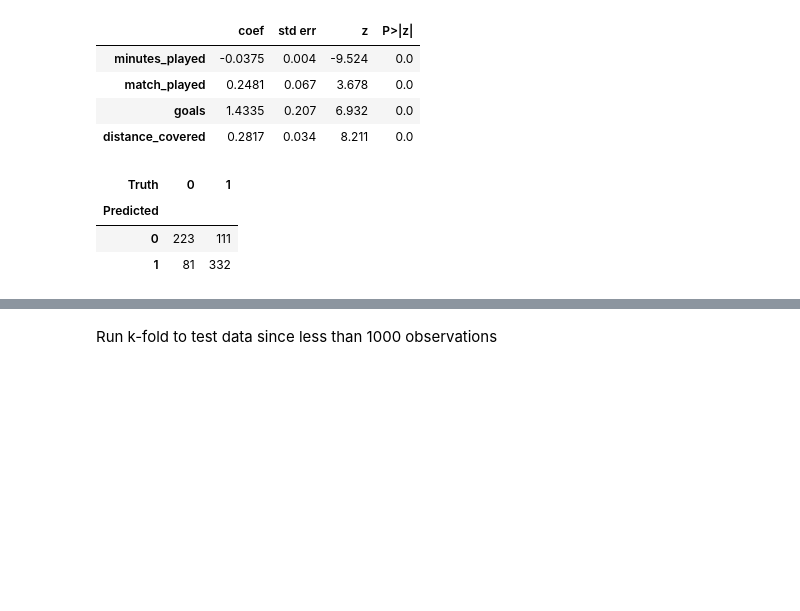
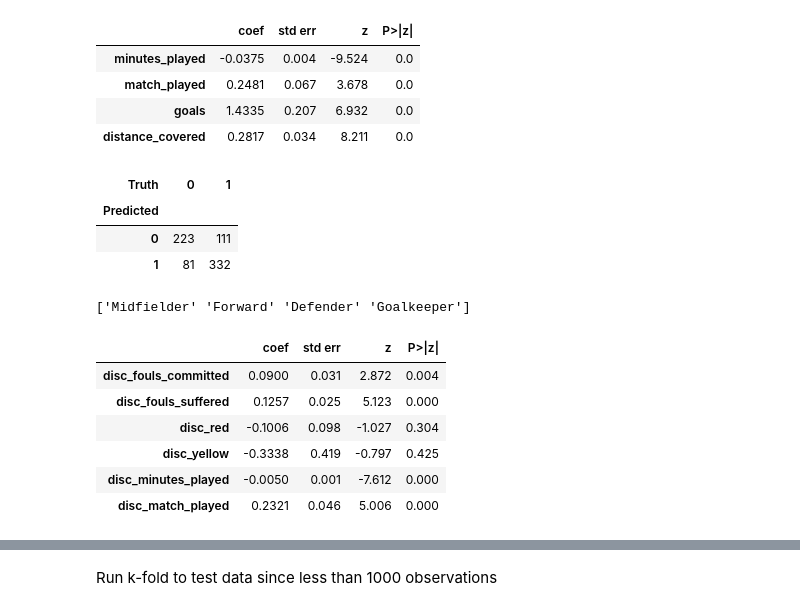
Before and after one commit to Kyle4646/CSE2600_finalproject, a Jupyter notebook: finalproject .ipynb, the cells around one changed output, grey strips where cells are left out. Saved outputs shown, nothing was run; the diff lists cells and outputs as text; code cells hidden in the pictures; blank space fills up the shorter version.

```diff
--- a/finalproject .ipynb
+++ b/finalproject .ipynb
@@ -283,4 +283,53 @@ confusion_table(predictions_train, Y_UCL_key)
 | 0 | 223 | 111 |
 | 1 | 81 | 332 |
 # %%
-#Now try with other variables from mega UCL
+# Keep only disciplinary + key stats position columns
+disc_cols = [
+    'ks_position',
+    'disc_fouls_committed',
+    'disc_fouls_suffered',
+    'disc_red',
+    'disc_yellow',
+    'disc_minutes_played',
+    'disc_match_played'
+]
+
+UCL_disc = mega_UCL[disc_cols].copy()
+
+# Keep only rows with real positions
+valid_pos = ['Defender', 'Forward', 'Goalkeeper', 'Midfielder']
+UCL_disc = UCL_disc[UCL_disc['ks_position'].isin(valid_pos)].copy()
+
+print(UCL_disc['ks_position'].unique())  # should just be the 4 roles
+# %% [output]
+['Midfielder' 'Forward' 'Defender' 'Goalkeeper']
+# %%
+UCL_disc['target'] = UCL_disc['ks_position'].map({
+    'Defender': 0,
+    'Goalkeeper': 0,
+    'Midfielder': 1,
+    'Forward': 1
+})
+
+# 4. y = target, X = disciplinary stats
+
+
+X_disc = UCL_disc.drop(columns=['ks_position', 'target'])
+X_disc = X_disc.apply(pd.to_numeric, errors='coerce').fillna(0)
+y_disc = UCL_disc['target'].astype(int)
+# %%
+glm = sm.GLM(y_disc,
+             X_disc,
+             family=sm.families.Binomial())
+disc_results = glm.fit()
+summarize(disc_results)
+
+# red and yellow cards not significant
+# %% [output]
+|  | coef | std err | z | P>|z| |
+| disc_fouls_committed | 0.0900 | 0.031 | 2.872 | 0.004 |
+| disc_fouls_suffered | 0.1257 | 0.025 | 5.123 | 0.000 |
+| disc_red | -0.1006 | 0.098 | -1.027 | 0.304 |
+| disc_yellow | -0.3338 | 0.419 | -0.797 | 0.425 |
+| disc_minutes_played | -0.0050 | 0.001 | -7.612 | 0.000 |
+| disc_match_played | 0.2321 | 0.046 | 5.006 | 0.000 |
```
Also changed, not shown: parts of 3 cells of this notebook.
